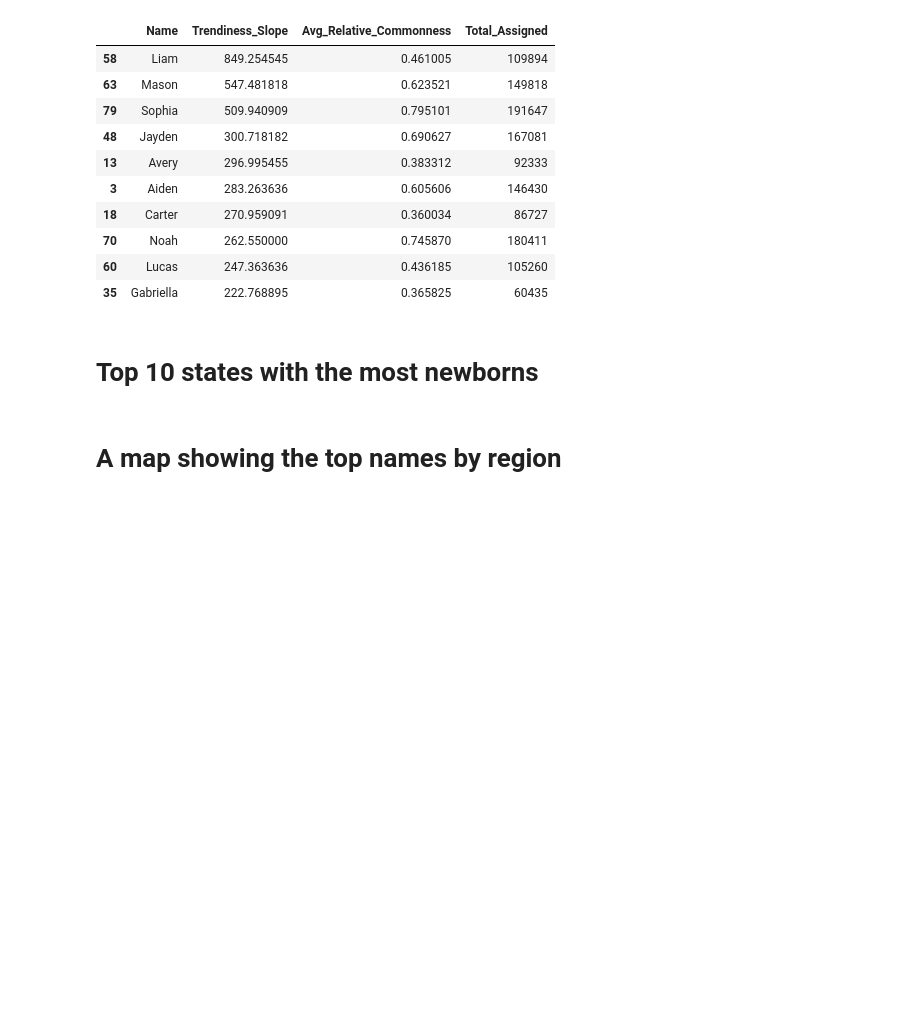
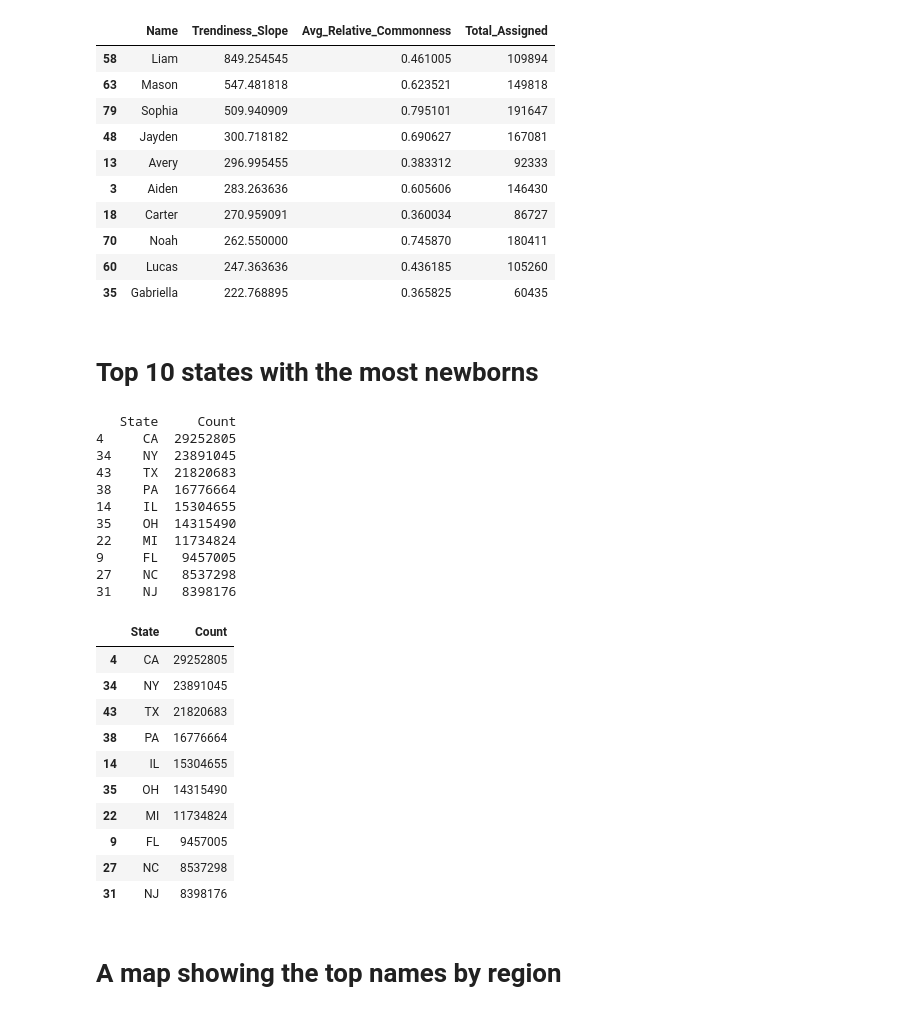
Before and after one commit to matej-kosiba/STRV_test_project, a Jupyter notebook: jupyter.ipynb, the cells around one changed output. Saved outputs shown, nothing was run; the diff lists cells and outputs as text; code cells hidden in the pictures; blank space fills up the shorter version.

```diff
--- a/jupyter.ipynb
+++ b/jupyter.ipynb
@@ -1456,5 +1456,54 @@ find_trending_names(N=10, threshold_commonness=0.001)
 | 35 | Gabriella | 222.768895 | 0.365825 | 60435 |
 # %% [markdown]
 # Top 10 states with the most newborns
+# %%
+def top_10_states_most_newborns(file_path):
+    """
+    Identifies the top 10 states with the highest number of newborns.
+
+    Parameters:
+    - file_path (str): Path to the StateNames.csv dataset.
+
+    Returns:
+    - DataFrame: A DataFrame containing the top 10 states with total newborn counts.
+    """
+    # Load dataset
+    df = pd.read_csv(file_path)
+
+    # Compute total newborns per state
+    total_per_state = df.groupby("State")["Count"].sum().reset_index()
+
+    # Sort states by total number of newborns in descending order
+    top_states = total_per_state.sort_values(by="Count", ascending=False).head(10)
+
+    print(top_states)  # Print results
+    return top_states
+
+# Example usage:
+file_path = r"C:\Users\matej\.cache\kagglehub\datasets\kaggle\us-baby-names\versions\2\StateNames.csv"
+top_10_states_most_newborns(file_path)
+# %% [output]
+   State     Count
+4     CA  29252805
+34    NY  23891045
+43    TX  21820683
+38    PA  16776664
+14    IL  15304655
+35    OH  14315490
+22    MI  11734824
+9     FL   9457005
+27    NC   8537298
+31    NJ   8398176
+|  | State | Count |
+| 4 | CA | 29252805 |
+| 34 | NY | 23891045 |
+| 43 | TX | 21820683 |
+| 38 | PA | 16776664 |
+| 14 | IL | 15304655 |
+| 35 | OH | 14315490 |
+| 22 | MI | 11734824 |
+| 9 | FL | 9457005 |
+| 27 | NC | 8537298 |
+| 31 | NJ | 8398176 |
 # %% [markdown]
 # A map showing the top names by region
```
Also changed, not shown: parts of 6 cells of this notebook, 2 other files.
